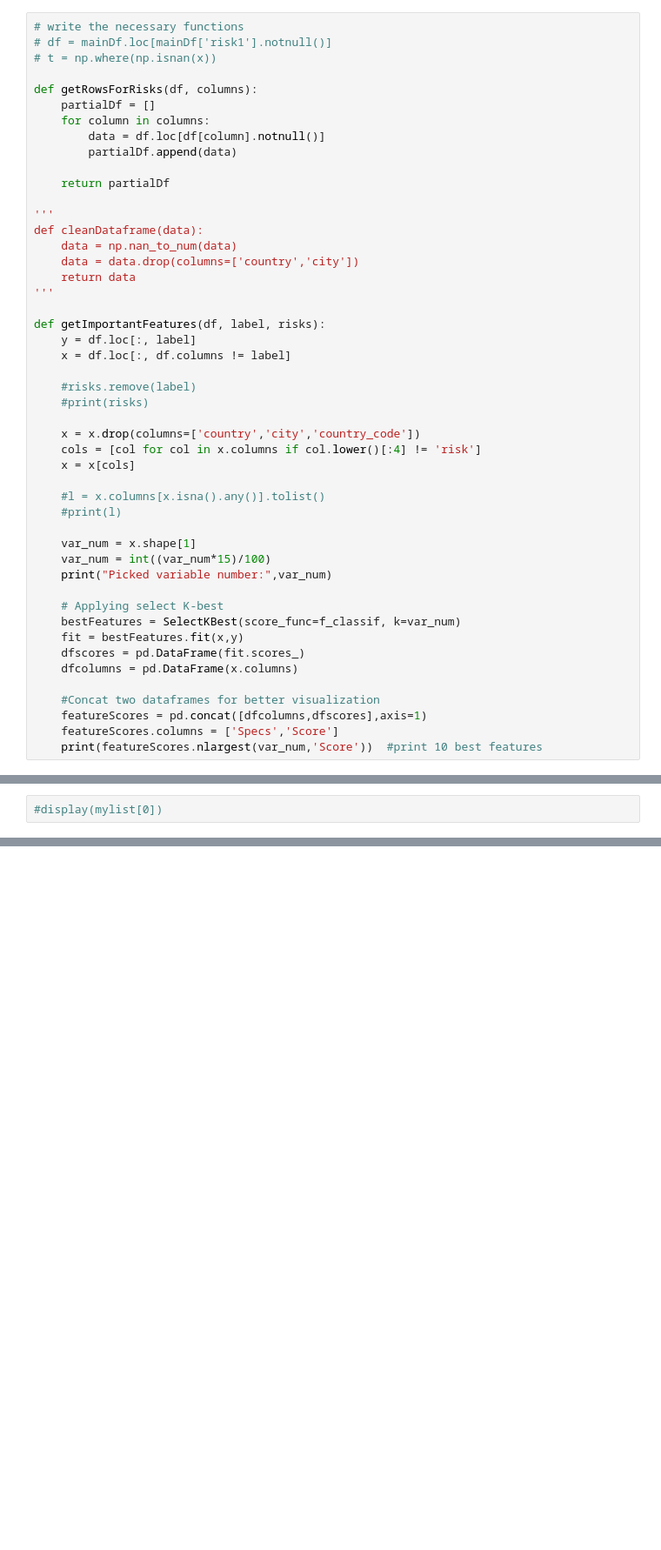
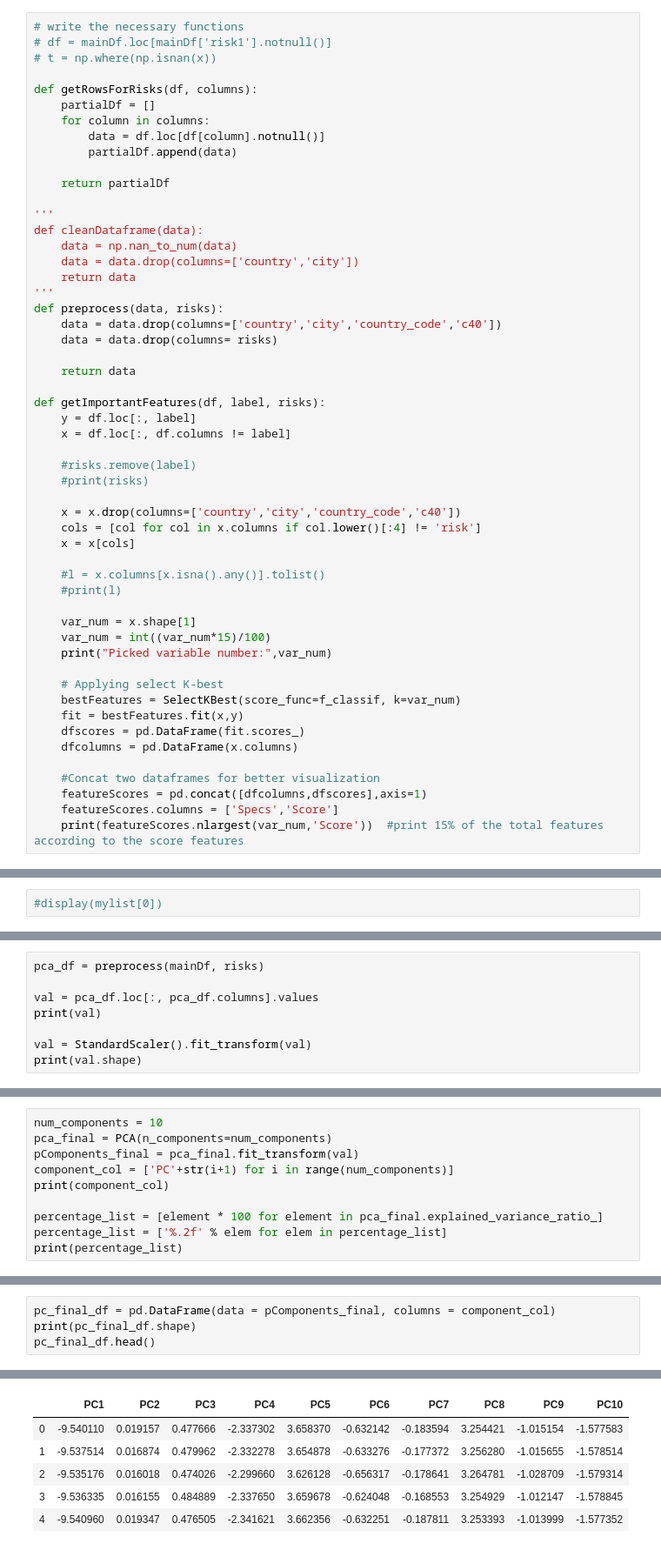
Before and after one commit to MDAIceland/WaterSecurity, a Jupyter notebook: classification/feature_selection/feature_selection.ipynb, the cells around one changed output, grey strips where cells are left out. Shown at 87% size. Saved outputs shown, nothing was run; the diff lists cells and outputs as text; blank space fills up the shorter version.

```diff
--- a/classification/feature_selection/feature_selection.ipynb
+++ b/classification/feature_selection/feature_selection.ipynb
@@ -26,6 +28,11 @@ def cleanDataframe(data):
     data = data.drop(columns=['country','city'])
     return data
 '''
+def preprocess(data, risks):
+    data = data.drop(columns=['country','city','country_code','c40'])
+    data = data.drop(columns= risks)
+
+    return data
 
 def getImportantFeatures(df, label, risks):
     y = df.loc[:, label]
@@ -34,7 +41,7 @@ def getImportantFeatures(df, label, risks):
     #risks.remove(label)
     #print(risks)
 
-    x = x.drop(columns=['country','city','country_code'])
+    x = x.drop(columns=['country','city','country_code','c40'])
     cols = [col for col in x.columns if col.lower()[:4] != 'risk']
     x = x[cols]
 
@@ -54,4 +61,4 @@ def getImportantFeatures(df, label, risks):
     #Concat two dataframes for better visualization
     featureScores = pd.concat([dfcolumns,dfscores],axis=1)
     featureScores.columns = ['Specs','Score']
-    print(featureScores.nlargest(var_num,'Score'))  #print 10 best features
+    print(featureScores.nlargest(var_num,'Score'))  #print 15% of the total features according to the score features
@@ -139,0 +174,8 @@ Picked variable number: 22
+# %%
+pca_df = preprocess(mainDf, risks)
+
+val = pca_df.loc[:, pca_df.columns].values
+print(val)
+
+val = StandardScaler().fit_transform(val)
+print(val.shape)
@@ -139,0 +214,10 @@ Picked variable number: 22
+# %%
+num_components = 10
+pca_final = PCA(n_components=num_components)
+pComponents_final = pca_final.fit_transform(val)
+component_col = ['PC'+str(i+1) for i in range(num_components)]
+print(component_col)
+
+percentage_list = [element * 100 for element in pca_final.explained_variance_ratio_]
+percentage_list = ['%.2f' % elem for elem in percentage_list]
+print(percentage_list)
@@ -139,0 +227,5 @@ Picked variable number: 22
+# %%
+pc_final_df = pd.DataFrame(data = pComponents_final, columns = component_col)
+print(pc_final_df.shape)
+pc_final_df.head()
+# %% [output]
@@ -139,0 +233,6 @@ Picked variable number: 22
+|  | PC1 | PC2 | PC3 | PC4 | PC5 | PC6 | PC7 | PC8 | PC9 | PC10 |
+| 0 | -9.540110 | 0.019157 | 0.477666 | -2.337302 | 3.658370 | -0.632142 | -0.183594 | 3.254421 | -1.015154 | -1.577583 |
+| 1 | -9.537514 | 0.016874 | 0.479962 | -2.332278 | 3.654878 | -0.633276 | -0.177372 | 3.256280 | -1.015655 | -1.578514 |
+| 2 | -9.535176 | 0.016018 | 0.474026 | -2.299660 | 3.626128 | -0.656317 | -0.178641 | 3.264781 | -1.028709 | -1.579314 |
+| 3 | -9.536335 | 0.016155 | 0.484889 | -2.337650 | 3.659678 | -0.624048 | -0.168553 | 3.254929 | -1.012147 | -1.578845 |
+| 4 | -9.540960 | 0.019347 | 0.476505 | -2.341621 | 3.662356 | -0.632251 | -0.187811 | 3.253393 | -1.013999 | -1.577352 |
```
Also changed, not shown: parts of 16 cells of this notebook.
